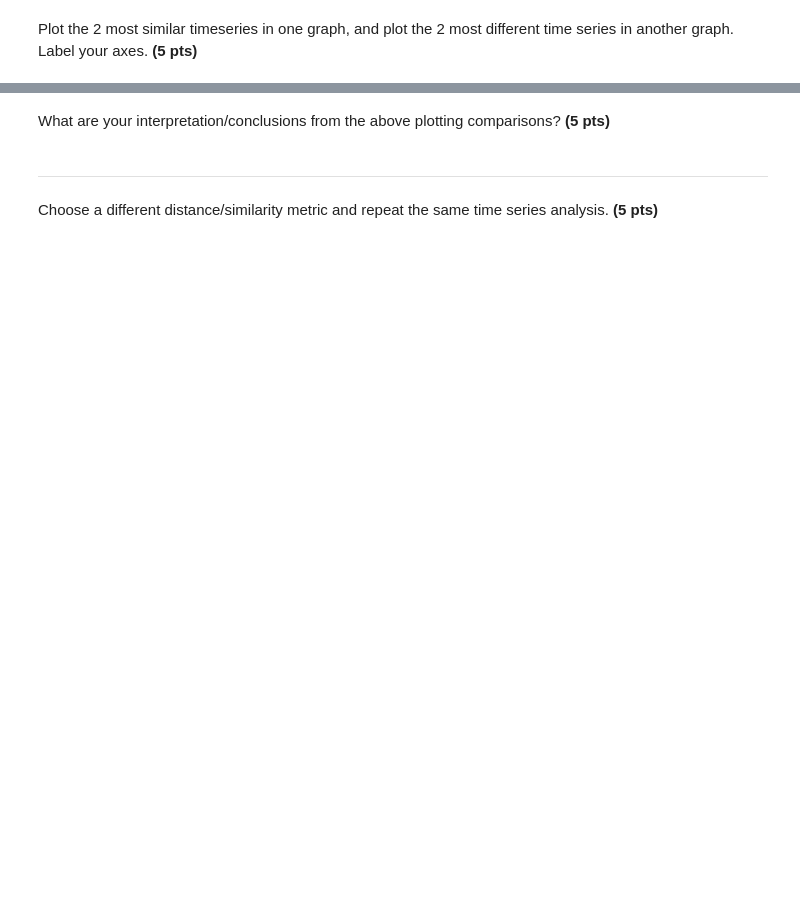
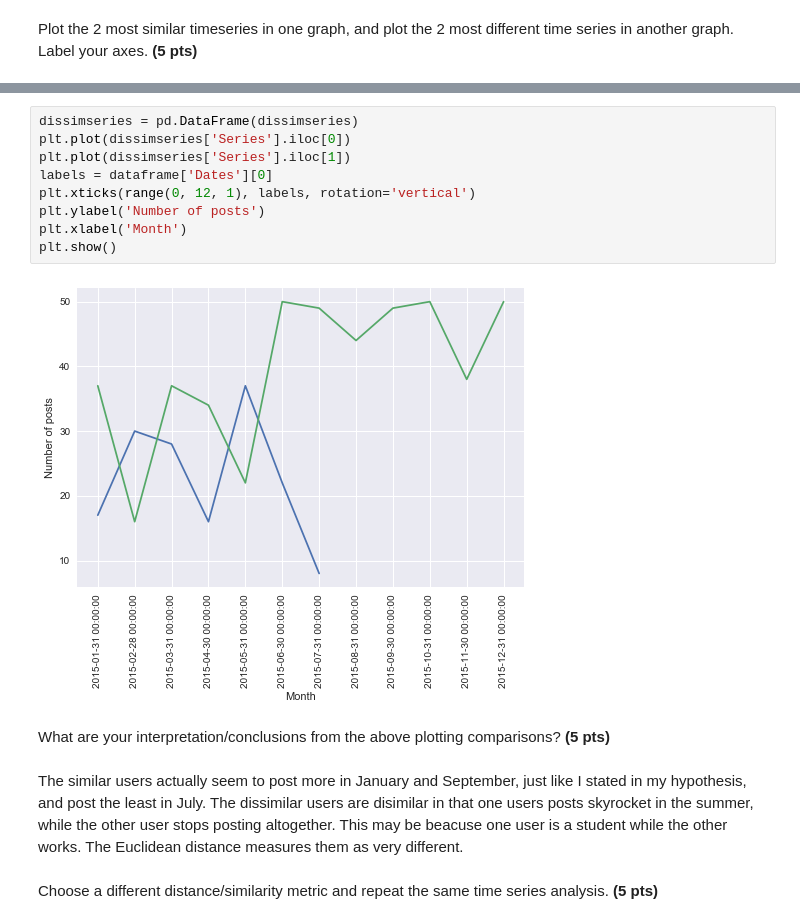
Before and after one commit to lmckone/Stackoverflow-user-time-series-analysis, a Jupyter notebook: Homework-1-2.ipynb, the cells around one changed output, grey strips where cells are left out. Cells and saved outputs as stored; diff of their text form; blank space fills up the shorter version.

```diff
--- a/Homework-1-2.ipynb
+++ b/Homework-1-2.ipynb
@@ -18,6 +126,18 @@ Plot the 2 most similar timeseries in one graph, and plot the 2 most different t
+# %%
+dissimseries = pd.DataFrame(dissimseries)
+plt.plot(dissimseries['Series'].iloc[0])
+plt.plot(dissimseries['Series'].iloc[1])
+labels = dataframe['Dates'][0]
+plt.xticks(range(0, 12, 1), labels, rotation='vertical')
+plt.ylabel('Number of posts')
+plt.xlabel('Month')
+plt.show()
+# %% [output]
+[figure, added]
 # %% [markdown]
 What are your interpretation/conclusions from the above plotting comparisons? **(5 pts)**
-# %% [markdown]
------------------
+# %% [markdown]
+The similar users actually seem to post more in January and September, just like I stated in my hypothesis, and post the least in July.
+The dissimilar users are disimilar in that one users posts skyrocket in the summer, while the other user stops posting altogether. This may be beacuse one user is a student while the other works. The Euclidean distance measures them as very different.
 # %% [markdown]
 Choose a different distance/similarity metric and repeat the same time series analysis. **(5 pts)**
```
Also changed, not shown: parts of 10 cells of this notebook.
